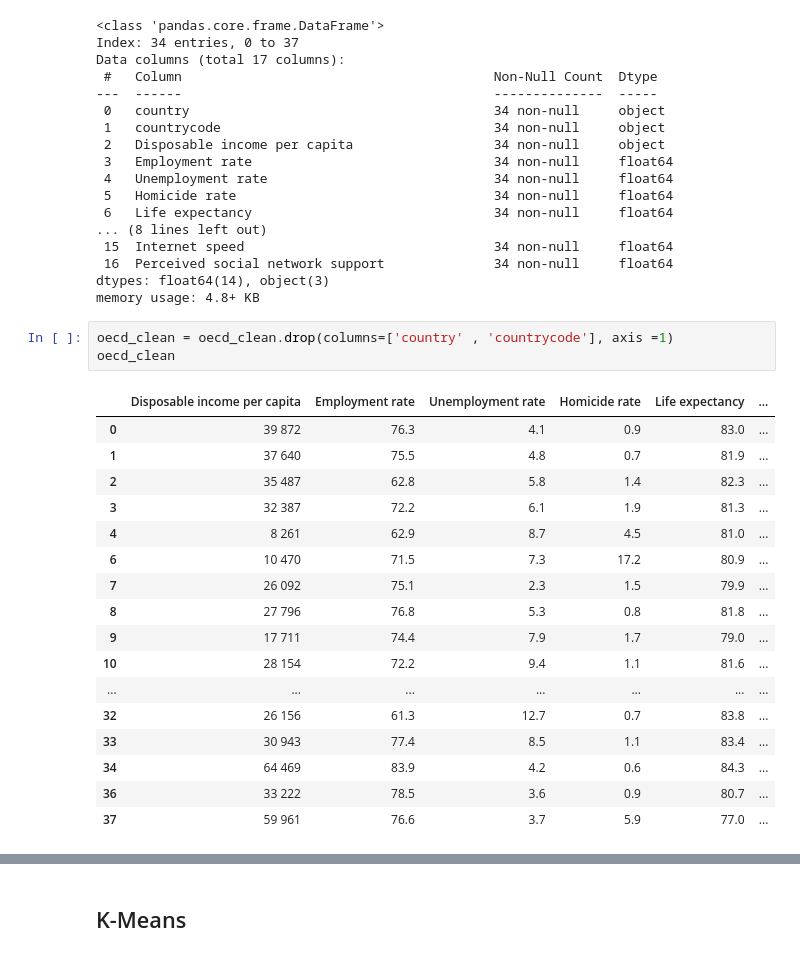
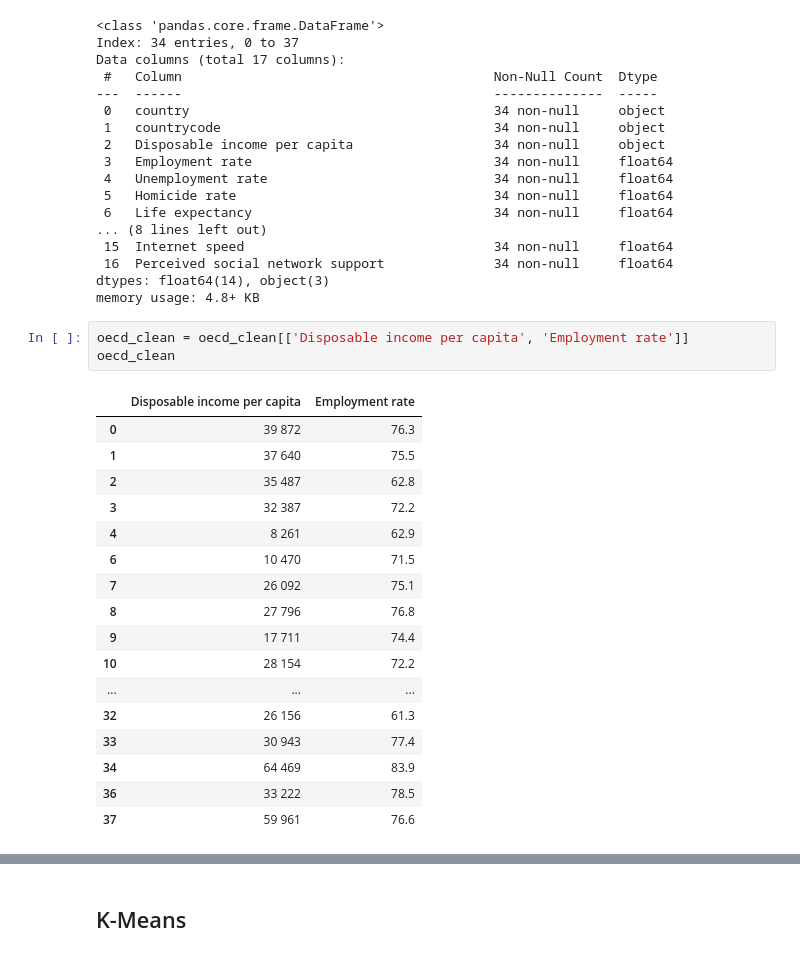
Before and after one commit to MuhammadSaadSiddiqi/PP422_ProblemSets, a Jupyter notebook: Problem Set 5/PP422 Problem Set 13.ipynb, the cells around one changed output, grey strips where cells are left out. Drawn from its saved outputs; the diff is of its cells as text.

```diff
--- a/Problem Set 5/PP422 Problem Set 13.ipynb
+++ b/Problem Set 5/PP422 Problem Set 13.ipynb
@@ -121,24 +123,24 @@ Data columns (total 17 columns):
  16  Perceived social network support              34 non-null     float64
 dtypes: float64(14), object(3)
 memory usage: 4.8+ KB
-# %%
-oecd_clean = oecd_clean.drop(columns=['country' , 'countrycode'], axis =1)
-oecd_clean
-# %% [output]
-|  | Disposable income per capita | Employment rate | Unemployment rate | Homicide rate | Life expectancy | ... |
-| 0 | 39 872 | 76.3 | 4.1 | 0.9 | 83.0 | ... |
-| 1 | 37 640 | 75.5 | 4.8 | 0.7 | 81.9 | ... |
-| 2 | 35 487 | 62.8 | 5.8 | 1.4 | 82.3 | ... |
-| 3 | 32 387 | 72.2 | 6.1 | 1.9 | 81.3 | ... |
-| 4 | 8 261 | 62.9 | 8.7 | 4.5 | 81.0 | ... |
-| 6 | 10 470 | 71.5 | 7.3 | 17.2 | 80.9 | ... |
-| 7 | 26 092 | 75.1 | 2.3 | 1.5 | 79.9 | ... |
-| 8 | 27 796 | 76.8 | 5.3 | 0.8 | 81.8 | ... |
-| 9 | 17 711 | 74.4 | 7.9 | 1.7 | 79.0 | ... |
-| 10 | 28 154 | 72.2 | 9.4 | 1.1 | 81.6 | ... |
-| ... | ... | ... | ... | ... | ... | ... |
-| 32 | 26 156 | 61.3 | 12.7 | 0.7 | 83.8 | ... |
-| 33 | 30 943 | 77.4 | 8.5 | 1.1 | 83.4 | ... |
-| 34 | 64 469 | 83.9 | 4.2 | 0.6 | 84.3 | ... |
-| 36 | 33 222 | 78.5 | 3.6 | 0.9 | 80.7 | ... |
-| 37 | 59 961 | 76.6 | 3.7 | 5.9 | 77.0 | ... |
+# %%
+oecd_clean = oecd_clean[['Disposable income per capita', 'Employment rate']]
+oecd_clean
+# %% [output]
+|  | Disposable income per capita | Employment rate |
+| 0 | 39 872 | 76.3 |
+| 1 | 37 640 | 75.5 |
+| 2 | 35 487 | 62.8 |
+| 3 | 32 387 | 72.2 |
+| 4 | 8 261 | 62.9 |
+| 6 | 10 470 | 71.5 |
+| 7 | 26 092 | 75.1 |
+| 8 | 27 796 | 76.8 |
+| 9 | 17 711 | 74.4 |
+| 10 | 28 154 | 72.2 |
+| ... | ... | ... |
+| 32 | 26 156 | 61.3 |
+| 33 | 30 943 | 77.4 |
+| 34 | 64 469 | 83.9 |
+| 36 | 33 222 | 78.5 |
+| 37 | 59 961 | 76.6 |
```
Also changed, not shown: parts of 18 cells of this notebook.
